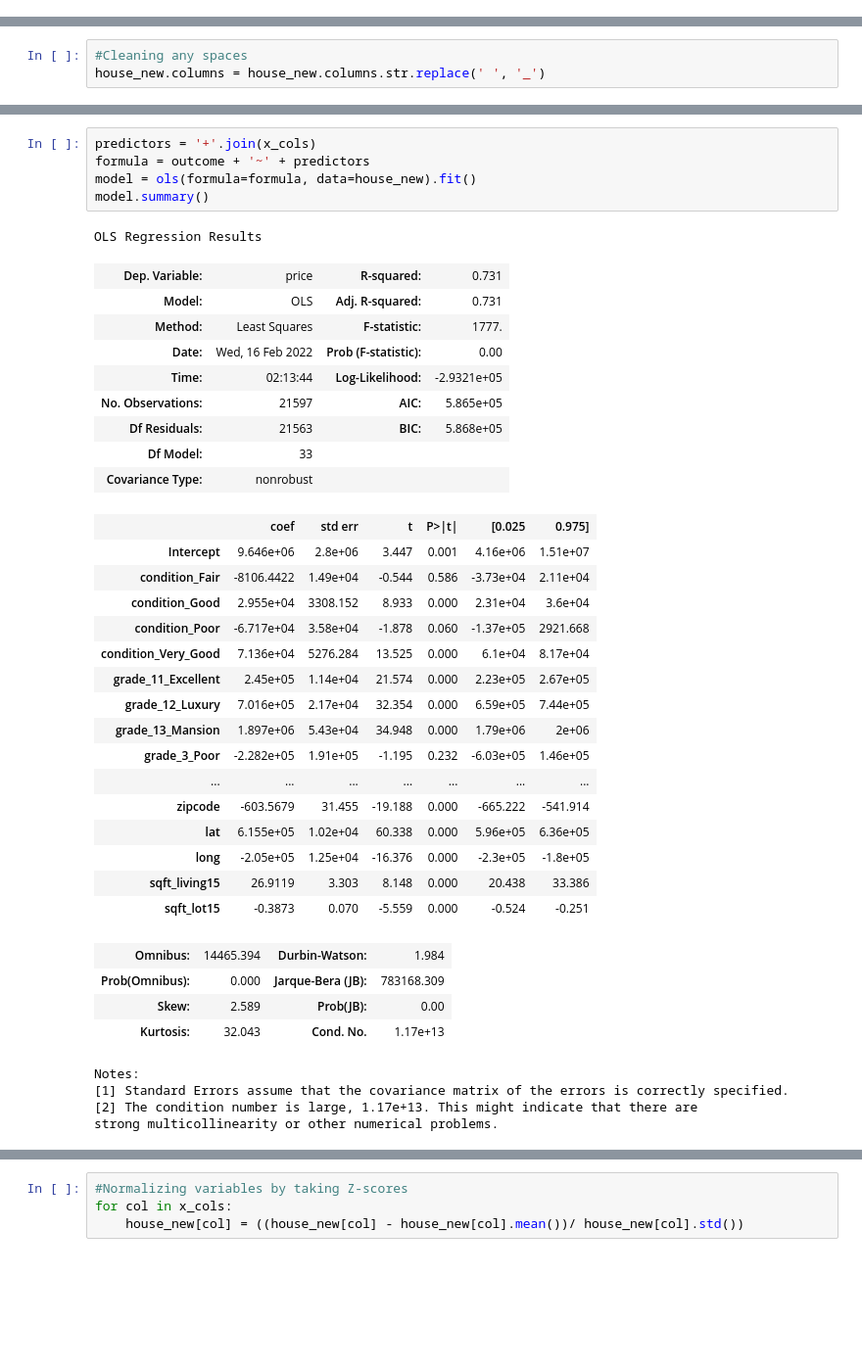
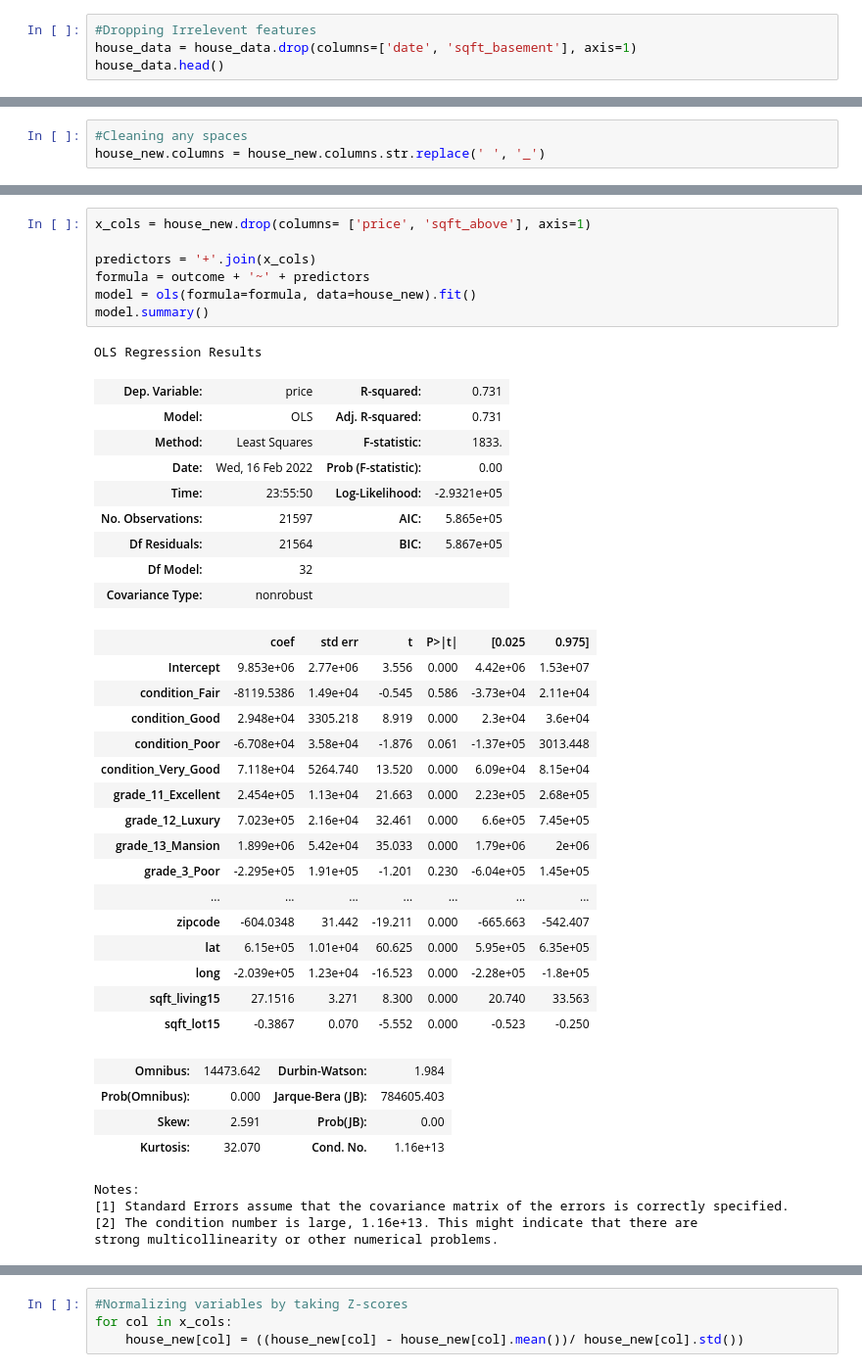
Before and after one commit to NickoGreeno/dsc-phase-2-project-v2-3, a Jupyter notebook: student.ipynb, the cells around one changed output, grey strips where cells are left out. Shown at 98% size. Saved outputs shown, nothing was run; the diff lists cells and outputs as text; blank space fills up the shorter version.

```diff
--- a/student.ipynb
+++ b/student.ipynb
@@ -82,3 +82,7 @@ house_data.head()
 | 3 | 2487200875 | 12/9/2014 | 604000.0 | 4 | 3.00 | 1960 | 5000 | 1.0 | NO | NONE | ... |
 | 4 | 1954400510 | 2/18/2015 | 510000.0 | 3 | 2.00 | 1680 | 8080 | 1.0 | NO | NONE | ... |
 5 rows × 21 columns
+# %%
+#Dropping Irrelevent features
+house_data = house_data.drop(columns=['date', 'sqft_basement'], axis=1)
+house_data.head()
@@ -443,41 +471,43 @@ x_cols = x_cols.drop(columns=['date', 'sqft_basement'], axis=1)
 # %%
+x_cols = house_new.drop(columns= ['price', 'sqft_above'], axis=1)
+
 predictors = '+'.join(x_cols)
 formula = outcome + '~' + predictors
 model = ols(formula=formula, data=house_new).fit()
 model.summary()
 # %% [output]
 OLS Regression Results
 | Dep. Variable: | price | R-squared: | 0.731 |
 | Model: | OLS | Adj. R-squared: | 0.731 |
-| Method: | Least Squares | F-statistic: | 1777. |
+| Method: | Least Squares | F-statistic: | 1833. |
 | Date: | Wed, 16 Feb 2022 | Prob (F-statistic): | 0.00 |
-| Time: | 02:13:44 | Log-Likelihood: | -2.9321e+05 |
+| Time: | 23:55:50 | Log-Likelihood: | -2.9321e+05 |
 | No. Observations: | 21597 | AIC: | 5.865e+05 |
-| Df Residuals: | 21563 | BIC: | 5.868e+05 |
-| Df Model: | 33 |  |  |
+| Df Residuals: | 21564 | BIC: | 5.867e+05 |
+| Df Model: | 32 |  |  |
 | Covariance Type: | nonrobust |  |  |
 |  | coef | std err | t | P>|t| | [0.025 | 0.975] |
-| Intercept | 9.646e+06 | 2.8e+06 | 3.447 | 0.001 | 4.16e+06 | 1.51e+07 |
-| condition_Fair | -8106.4422 | 1.49e+04 | -0.544 | 0.586 | -3.73e+04 | 2.11e+04 |
-| condition_Good | 2.955e+04 | 3308.152 | 8.933 | 0.000 | 2.31e+04 | 3.6e+04 |
-| condition_Poor | -6.717e+04 | 3.58e+04 | -1.878 | 0.060 | -1.37e+05 | 2921.668 |
-| condition_Very_Good | 7.136e+04 | 5276.284 | 13.525 | 0.000 | 6.1e+04 | 8.17e+04 |
-| grade_11_Excellent | 2.45e+05 | 1.14e+04 | 21.574 | 0.000 | 2.23e+05 | 2.67e+05 |
-| grade_12_Luxury | 7.016e+05 | 2.17e+04 | 32.354 | 0.000 | 6.59e+05 | 7.44e+05 |
-| grade_13_Mansion | 1.897e+06 | 5.43e+04 | 34.948 | 0.000 | 1.79e+06 | 2e+06 |
-| grade_3_Poor | -2.282e+05 | 1.91e+05 | -1.195 | 0.232 | -6.03e+05 | 1.46e+05 |
+| Intercept | 9.853e+06 | 2.77e+06 | 3.556 | 0.000 | 4.42e+06 | 1.53e+07 |
+| condition_Fair | -8119.5386 | 1.49e+04 | -0.545 | 0.586 | -3.73e+04 | 2.11e+04 |
+| condition_Good | 2.948e+04 | 3305.218 | 8.919 | 0.000 | 2.3e+04 | 3.6e+04 |
+| condition_Poor | -6.708e+04 | 3.58e+04 | -1.876 | 0.061 | -1.37e+05 | 3013.448 |
+| condition_Very_Good | 7.118e+04 | 5264.740 | 13.520 | 0.000 | 6.09e+04 | 8.15e+04 |
+| grade_11_Excellent | 2.454e+05 | 1.13e+04 | 21.663 | 0.000 | 2.23e+05 | 2.68e+05 |
+| grade_12_Luxury | 7.023e+05 | 2.16e+04 | 32.461 | 0.000 | 6.6e+05 | 7.45e+05 |
+| grade_13_Mansion | 1.899e+06 | 5.42e+04 | 35.033 | 0.000 | 1.79e+06 | 2e+06 |
+| grade_3_Poor | -2.295e+05 | 1.91e+05 | -1.201 | 0.230 | -6.04e+05 | 1.45e+05 |
 | ... | ... | ... | ... | ... | ... | ... |
-| zipcode | -603.5679 | 31.455 | -19.188 | 0.000 | -665.222 | -541.914 |
-| lat | 6.155e+05 | 1.02e+04 | 60.338 | 0.000 | 5.96e+05 | 6.36e+05 |
-| long | -2.05e+05 | 1.25e+04 | -16.376 | 0.000 | -2.3e+05 | -1.8e+05 |
-| sqft_living15 | 26.9119 | 3.303 | 8.148 | 0.000 | 20.438 | 33.386 |
-| sqft_lot15 | -0.3873 | 0.070 | -5.559 | 0.000 | -0.524 | -0.251 |
+| zipcode | -604.0348 | 31.442 | -19.211 | 0.000 | -665.663 | -542.407 |
+| lat | 6.15e+05 | 1.01e+04 | 60.625 | 0.000 | 5.95e+05 | 6.35e+05 |
+| long | -2.039e+05 | 1.23e+04 | -16.523 | 0.000 | -2.28e+05 | -1.8e+05 |
+| sqft_living15 | 27.1516 | 3.271 | 8.300 | 0.000 | 20.740 | 33.563 |
+| sqft_lot15 | -0.3867 | 0.070 | -5.552 | 0.000 | -0.523 | -0.250 |
-| Omnibus: | 14465.394 | Durbin-Watson: | 1.984 |
-| Prob(Omnibus): | 0.000 | Jarque-Bera (JB): | 783168.309 |
-| Skew: | 2.589 | Prob(JB): | 0.00 |
-| Kurtosis: | 32.043 | Cond. No. | 1.17e+13 |
+| Omnibus: | 14473.642 | Durbin-Watson: | 1.984 |
+| Prob(Omnibus): | 0.000 | Jarque-Bera (JB): | 784605.403 |
+| Skew: | 2.591 | Prob(JB): | 0.00 |
+| Kurtosis: | 32.070 | Cond. No. | 1.16e+13 |
 Notes:
 [1] Standard Errors assume that the covariance matrix of the errors is correctly specified.
-[2] The condition number is large, 1.17e+13. This might indicate that there are
+[2] The condition number is large, 1.16e+13. This might indicate that there are
 strong multicollinearity or other numerical problems.
 # %% [markdown]
```
Also changed, not shown: parts of 26 cells of this notebook, 1 other file.
